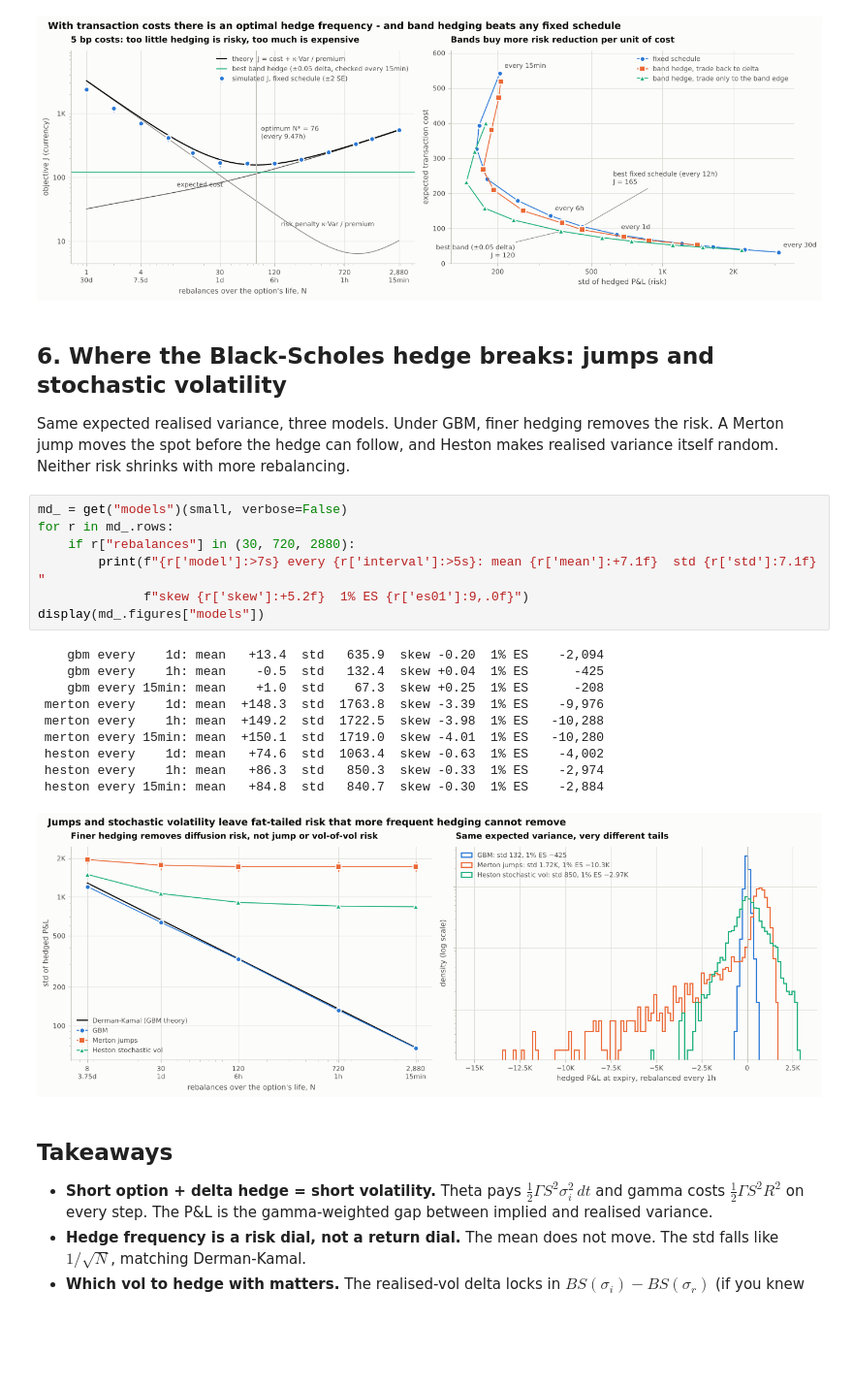
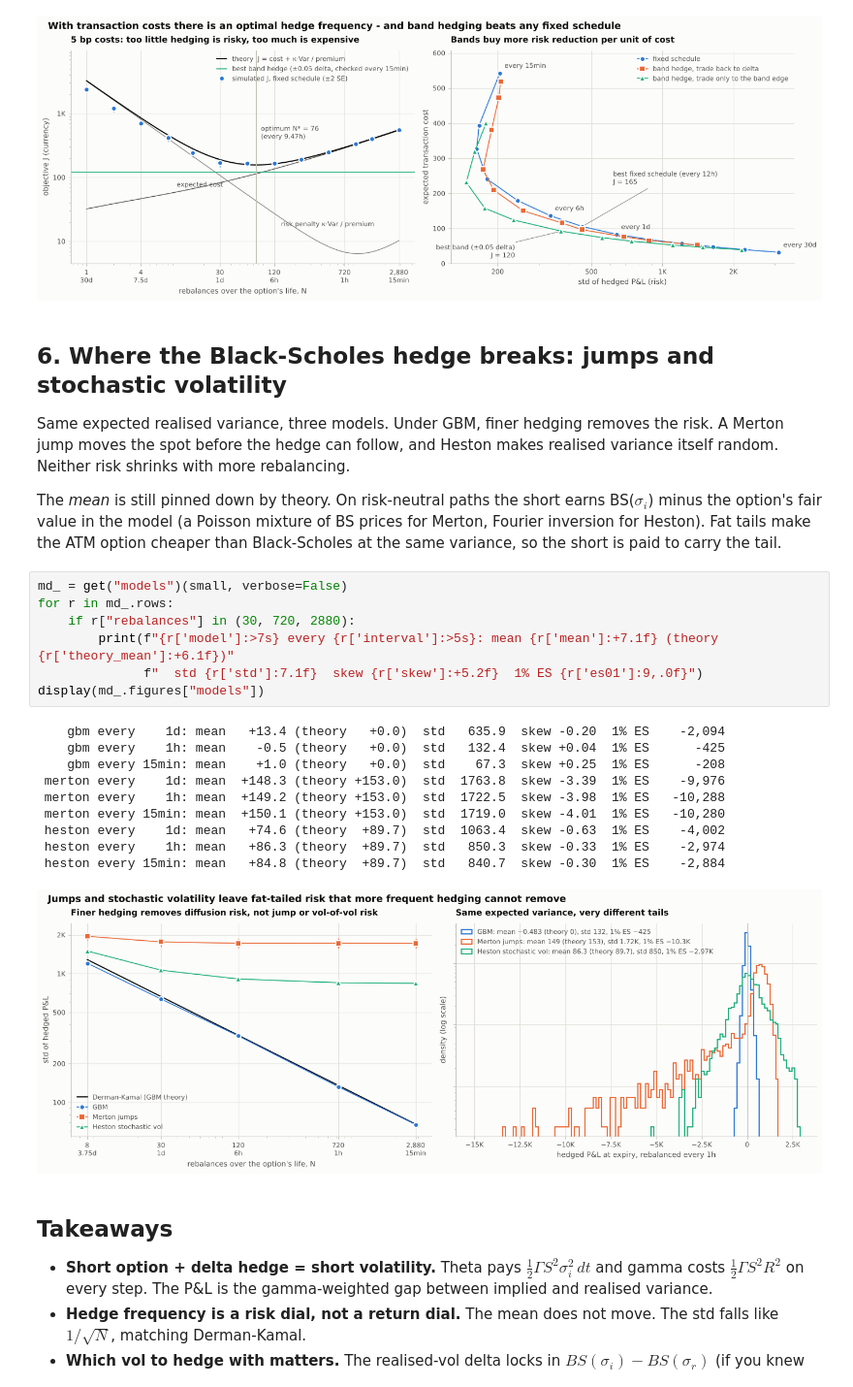
Before and after one commit to TymofiiKlubov/Delta-hedging-simulator, a Jupyter notebook: notebooks/walkthrough.ipynb, the cells around one changed output. Shown at 97% size. Cells and saved outputs as stored; diff of their text form; blank space fills up the shorter version.

Commit message:
Notebook: theory means for jumps and stochastic vol, note on multiple testing
Co-Authored-By: Claude Opus 5.5 <noreply@anthropic.com>
Claude-Session: https://claude.ai/code/session_01HctqnxzyT1AhQSQdR5VyE2

```diff
--- a/notebooks/walkthrough.ipynb
+++ b/notebooks/walkthrough.ipynb
@@ -200,24 +200,28 @@ best band: band 0.05 (edge), J = 119.9
 Same expected realised variance, three models. Under GBM, finer hedging removes the risk. A Merton jump
 moves the spot before the hedge can follow, and Heston makes realised variance itself random. Neither
 risk shrinks with more rebalancing.
+
+The *mean* is still pinned down by theory. On risk-neutral paths the short earns BS($\sigma_i$) minus the option's
+fair value in the model (a Poisson mixture of BS prices for Merton, Fourier inversion for Heston). Fat tails
+make the ATM option cheaper than Black-Scholes at the same variance, so the short is paid to carry the tail.
 # %%
 md_ = get("models")(small, verbose=False)
 for r in md_.rows:
     if r["rebalances"] in (30, 720, 2880):
-        print(f"{r['model']:>7s} every {r['interval']:>5s}: mean {r['mean']:+7.1f}  std {r['std']:7.1f}  "
-              f"skew {r['skew']:+5.2f}  1% ES {r['es01']:9,.0f}")
+        print(f"{r['model']:>7s} every {r['interval']:>5s}: mean {r['mean']:+7.1f} (theory {r['theory_mean']:+6.1f})"
+              f"  std {r['std']:7.1f}  skew {r['skew']:+5.2f}  1% ES {r['es01']:9,.0f}")
 display(md_.figures["models"])
 # %% [output]
-    gbm every    1d: mean   +13.4  std   635.9  skew -0.20  1% ES    -2,094
-    gbm every    1h: mean    -0.5  std   132.4  skew +0.04  1% ES      -425
-    gbm every 15min: mean    +1.0  std    67.3  skew +0.25  1% ES      -208
- merton every    1d: mean  +148.3  std  1763.8  skew -3.39  1% ES    -9,976
- merton every    1h: mean  +149.2  std  1722.5  skew -3.98  1% ES   -10,288
- merton every 15min: mean  +150.1  std  1719.0  skew -4.01  1% ES   -10,280
- heston every    1d: mean   +74.6  std  1063.4  skew -0.63  1% ES    -4,002
- heston every    1h: mean   +86.3  std   850.3  skew -0.33  1% ES    -2,974
- heston every 15min: mean   +84.8  std   840.7  skew -0.30  1% ES    -2,884
+    gbm every    1d: mean   +13.4 (theory   +0.0)  std   635.9  skew -0.20  1% ES    -2,094
+    gbm every    1h: mean    -0.5 (theory   +0.0)  std   132.4  skew +0.04  1% ES      -425
+    gbm every 15min: mean    +1.0 (theory   +0.0)  std    67.3  skew +0.25  1% ES      -208
+ merton every    1d: mean  +148.3 (theory +153.0)  std  1763.8  skew -3.39  1% ES    -9,976
+ merton every    1h: mean  +149.2 (theory +153.0)  std  1722.5  skew -3.98  1% ES   -10,288
+ merton every 15min: mean  +150.1 (theory +153.0)  std  1719.0  skew -4.01  1% ES   -10,280
+ heston every    1d: mean   +74.6 (theory  +89.7)  std  1063.4  skew -0.63  1% ES    -4,002
+ heston every    1h: mean   +86.3 (theory  +89.7)  std   850.3  skew -0.33  1% ES    -2,974
+ heston every 15min: mean   +84.8 (theory  +89.7)  std   840.7  skew -0.30  1% ES    -2,884
-[figure, old version]
+[figure, new version]
 # %% [markdown]
 ## Takeaways
 
```
